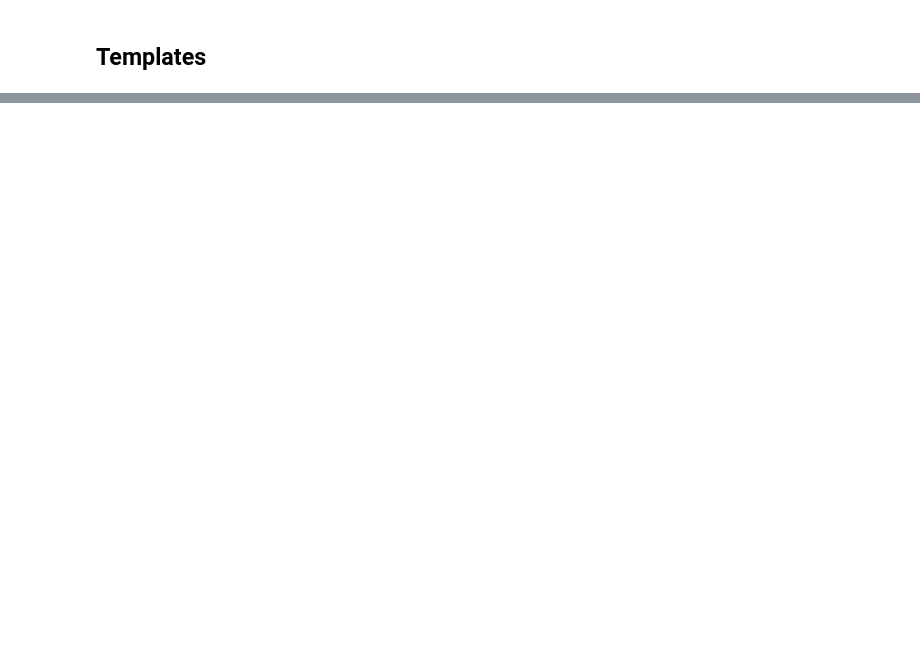
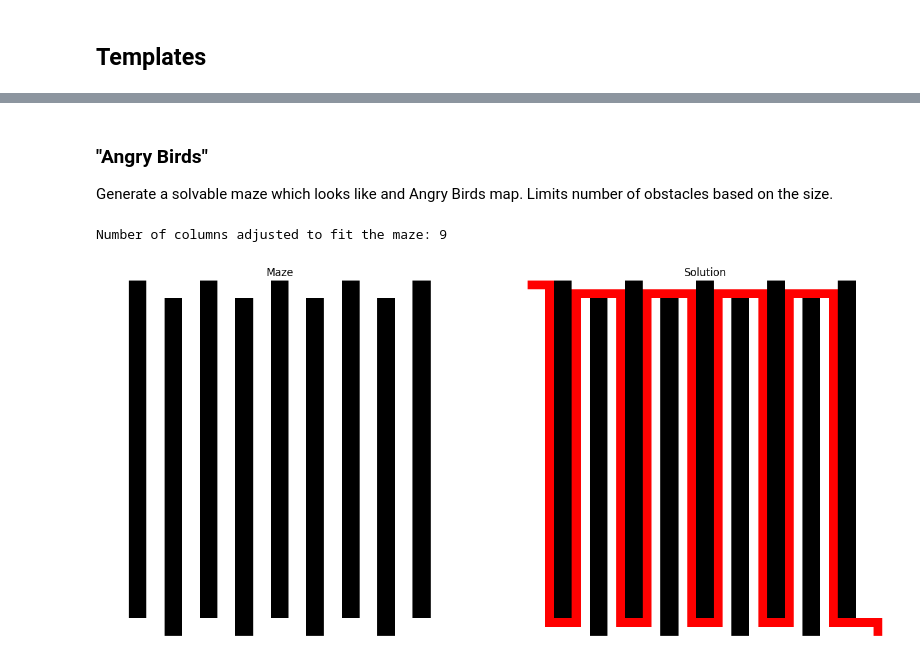
Before and after one commit to docherak/vvp_bludiste, a Jupyter notebook: examples.ipynb, the cells around one changed output, grey strips where cells are left out. Drawn from its saved outputs; the diff is of its cells as text; code cells hidden in the pictures; blank space fills up the shorter version.

```diff
--- a/examples.ipynb
+++ b/examples.ipynb
@@ -82,0 +127,11 @@ maze_gen.plot()
+# %% [markdown]
+### "Angry Birds"
+
+Generate a solvable maze which looks like and Angry Birds map. Limits number of obstacles based on the size.
+# %%
+maze_gen_ab = MazeGenerator(40)
+maze_gen_ab.angry_birds(num_columns=13)
+maze_gen_ab.solve()
+# %% [output]
+Number of columns adjusted to fit the maze: 9
+[figure, added]
```
Also changed, not shown: parts of 32 cells of this notebook, 3 other files.
